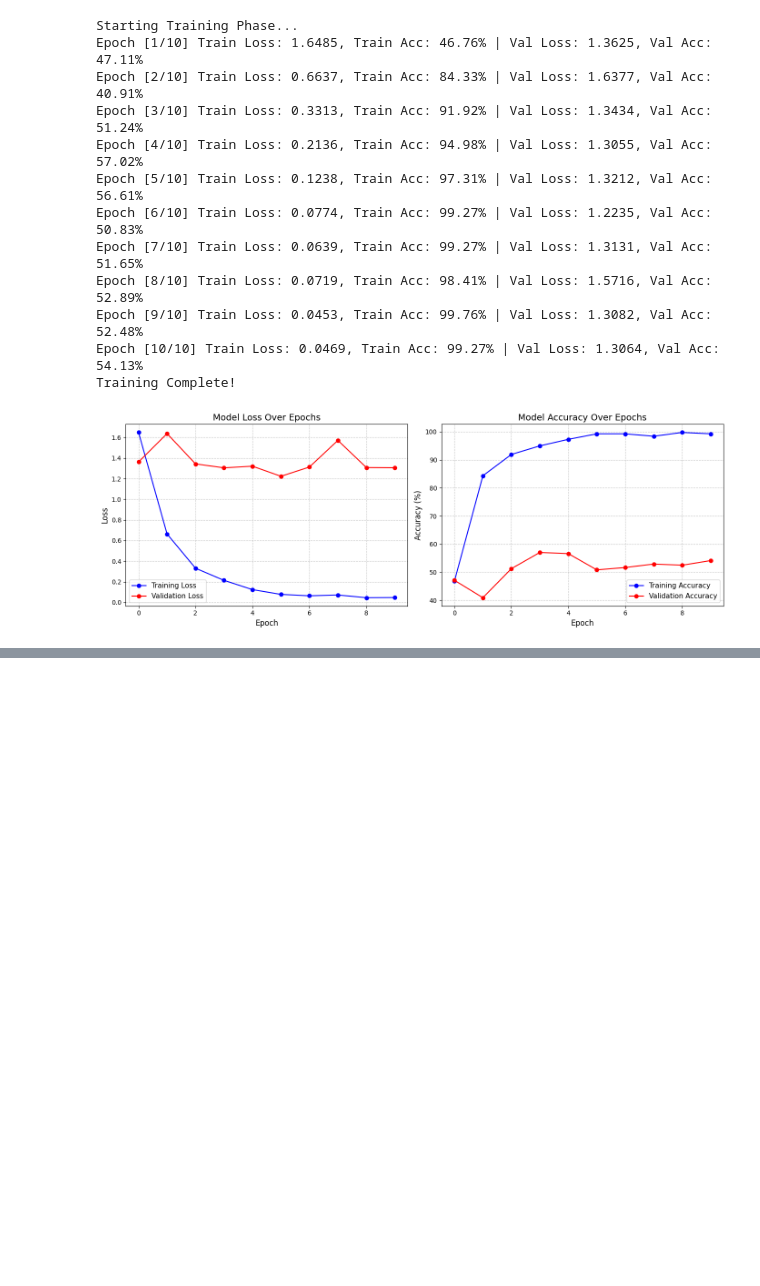
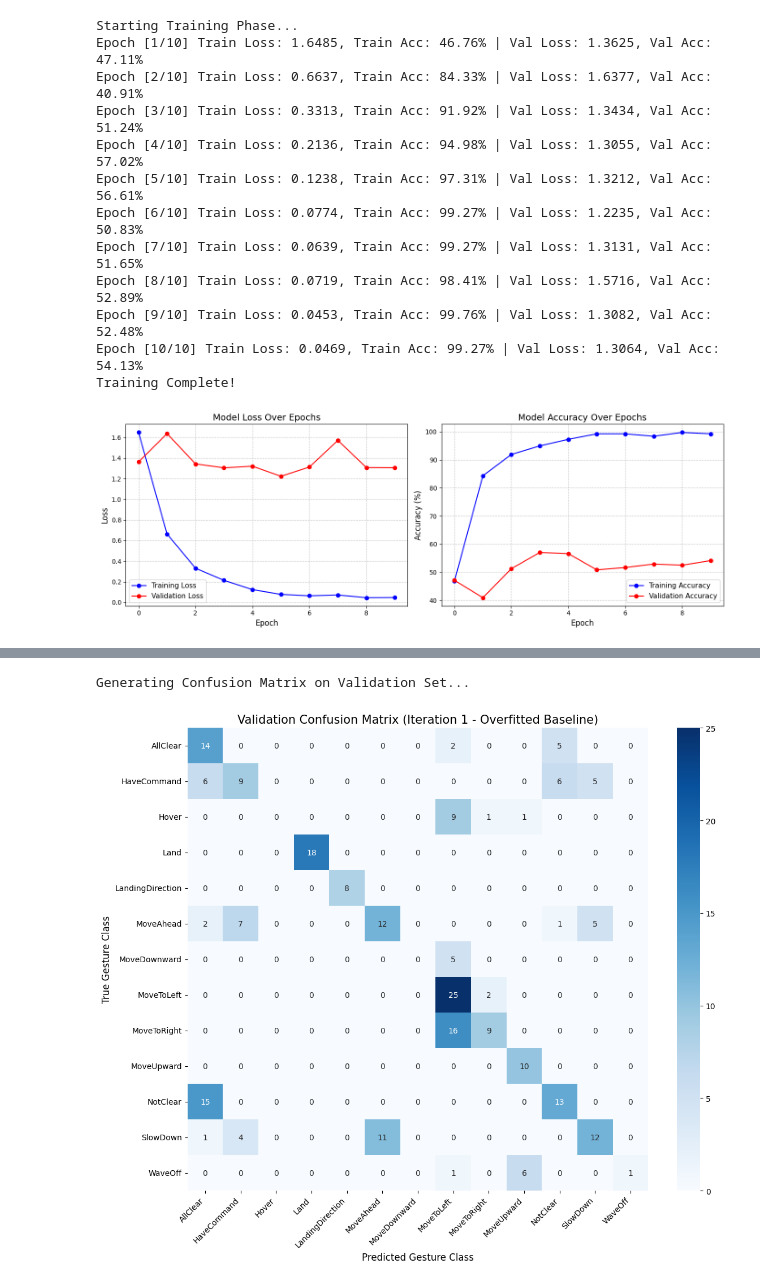
Before and after one commit to Satish-Kuppan/cosc2779-a1-drone-gestures, a Jupyter notebook: COSC2779_A1_Gesture_Classifier.ipynb, the cells around one changed output, grey strips where cells are left out. Drawn from its saved outputs; the diff is of its cells as text; code cells hidden in the pictures; blank space fills up the shorter version.

```diff
--- a/COSC2779_A1_Gesture_Classifier.ipynb
+++ b/COSC2779_A1_Gesture_Classifier.ipynb
@@ -351,0 +360,45 @@ plt.show()
+# %%
+# Cell 11: Validation Confusion Matrix
+
+import seaborn as sns
+from sklearn.metrics import confusion_matrix
+
+print("Generating Confusion Matrix on Validation Set...")
+
+# Ensure model is in evaluation mode
+model.eval()
+
+all_preds = []
+all_labels = []
+
+# Disable gradients for memory efficiency
+with torch.no_grad():
+    for inputs, labels in val_loader:
+        inputs = inputs.to(device)
+        outputs = model(inputs)
+
+        # Get the predicted class indices
+        _, preds = torch.max(outputs, 1)
+
+        # Move tensors to CPU and convert to numpy arrays for sklearn
+        all_preds.extend(preds.cpu().numpy())
+        all_labels.extend(labels.cpu().numpy())
+
+# Compute the confusion matrix
+cm = confusion_matrix(all_labels, all_preds)
+
+# Plot the matrix using Seaborn
+plt.figure(figsize=(12, 10))
+sns.heatmap(cm, annot=True, fmt='d', cmap='Blues',
+            xticklabels=val_dataset.classes,
+            yticklabels=val_dataset.classes)
+
+plt.title('Validation Confusion Matrix (Iteration 1 - Overfitted Baseline)', fontsize=15)
+plt.ylabel('True Gesture Class', fontsize=12)
+plt.xlabel('Predicted Gesture Class', fontsize=12)
+plt.xticks(rotation=45, ha='right')
+plt.tight_layout()
+plt.show()
+# %% [output]
+Generating Confusion Matrix on Validation Set...
+[figure, added]
```
Also changed, not shown: parts of 5 cells of this notebook.
